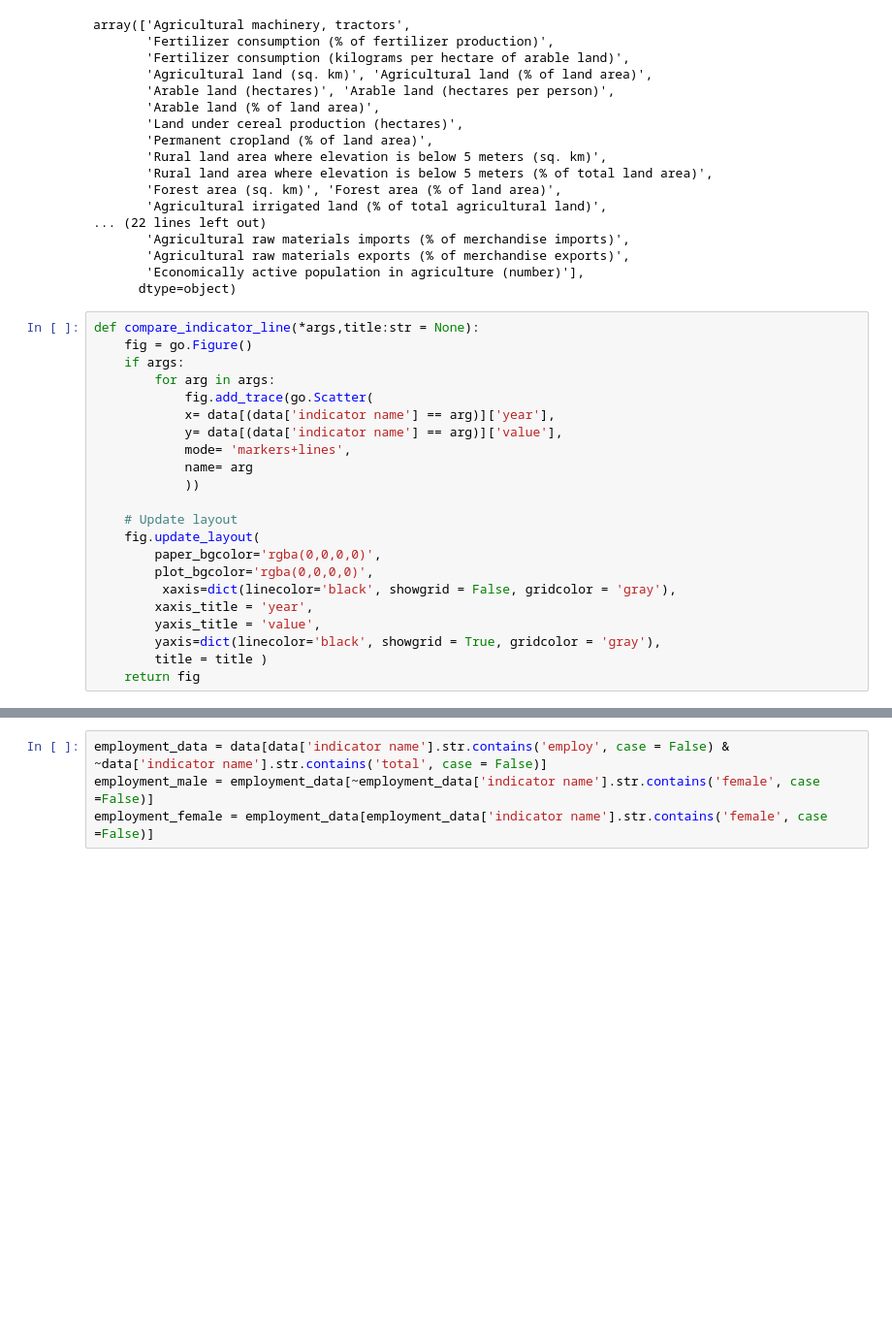
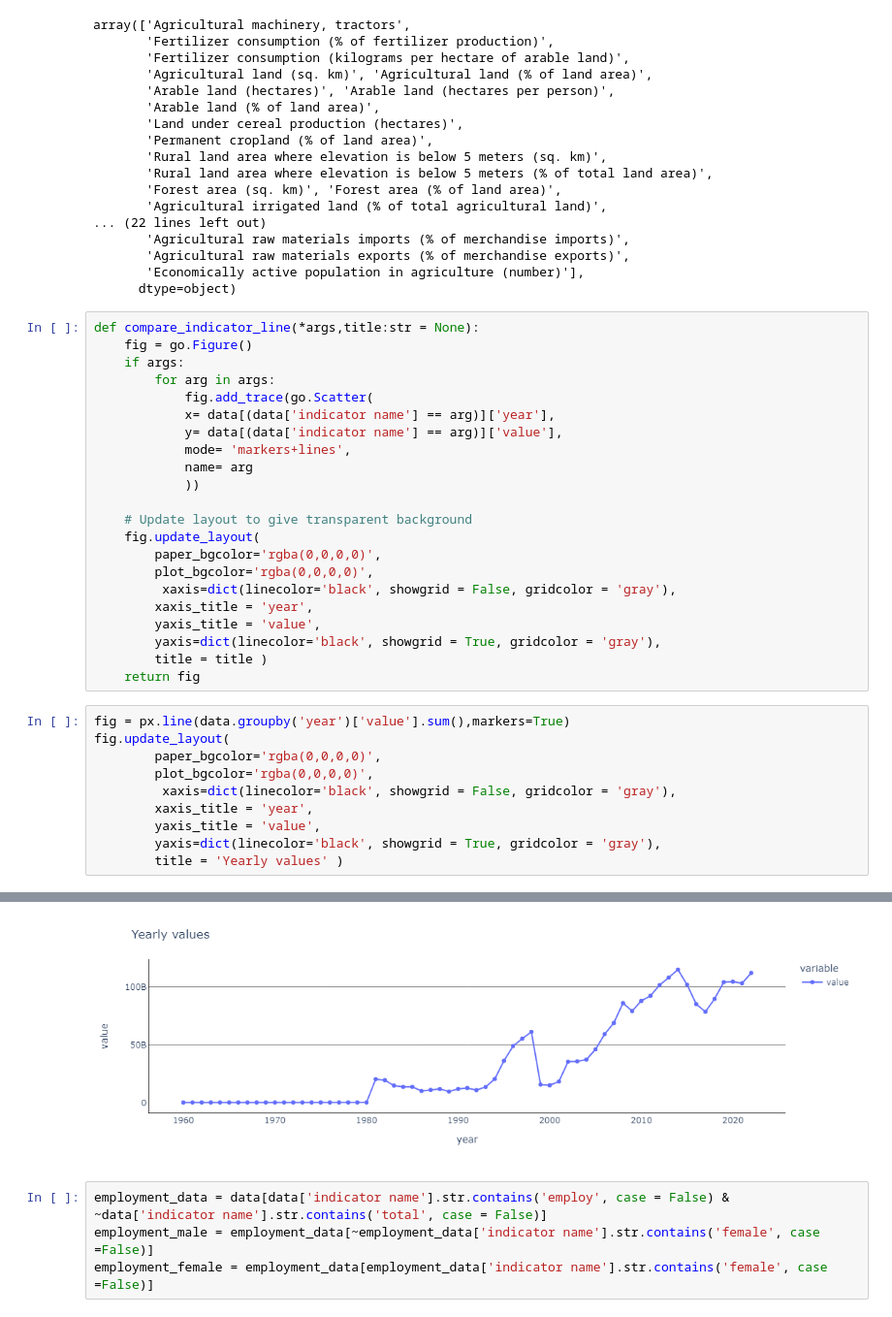
Before and after one commit to imabiodun/agric-rural_analysis, a Jupyter notebook: agriculture-and-rural-development-nga.ipynb, the cells around one changed output, grey strips where cells are left out. Shown at 97% size. Cells and saved outputs as stored; diff of their text form; blank space fills up the shorter version.

```diff
--- a/agriculture-and-rural-development-nga.ipynb
+++ b/agriculture-and-rural-development-nga.ipynb
@@ -98,7 +99,7 @@ def compare_indicator_line(*args,title:str = None):
             name= arg
             ))
 
-    # Update layout
+    # Update layout to give transparent background
     fig.update_layout(
         paper_bgcolor='rgba(0,0,0,0)',
         plot_bgcolor='rgba(0,0,0,0)',
@@ -108,3 +109,14 @@ def compare_indicator_line(*args,title:str = None):
         yaxis=dict(linecolor='black', showgrid = True, gridcolor = 'gray'),
         title = title )
     return fig
+# %%
+fig = px.line(data.groupby('year')['value'].sum(),markers=True)
+fig.update_layout(
+        paper_bgcolor='rgba(0,0,0,0)',
+        plot_bgcolor='rgba(0,0,0,0)',
+         xaxis=dict(linecolor='black', showgrid = False, gridcolor = 'gray'),
+        xaxis_title = 'year',
+        yaxis_title = 'value',
+        yaxis=dict(linecolor='black', showgrid = True, gridcolor = 'gray'),
+        title = 'Yearly values' )
+# %% [output]
@@ -111,3 +124,4 @@ def compare_indicator_line(*args,title:str = None):
+[figure, added]
 # %%
 employment_data = data[data['indicator name'].str.contains('employ', case = False) &  ~data['indicator name'].str.contains('total', case = False)]
 employment_male = employment_data[~employment_data['indicator name'].str.contains('female', case =False)]
```
Also changed, not shown: parts of 10 cells of this notebook.
